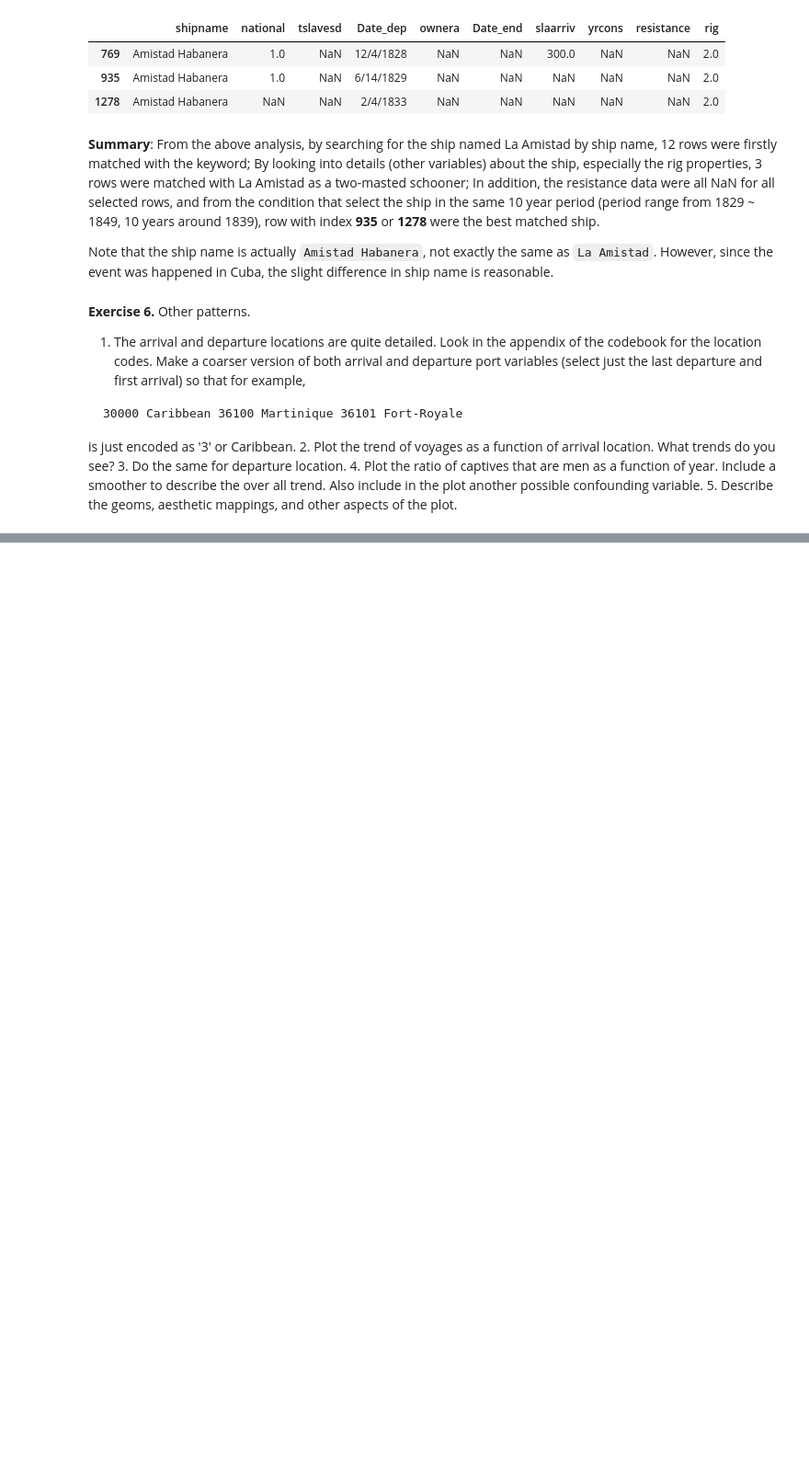
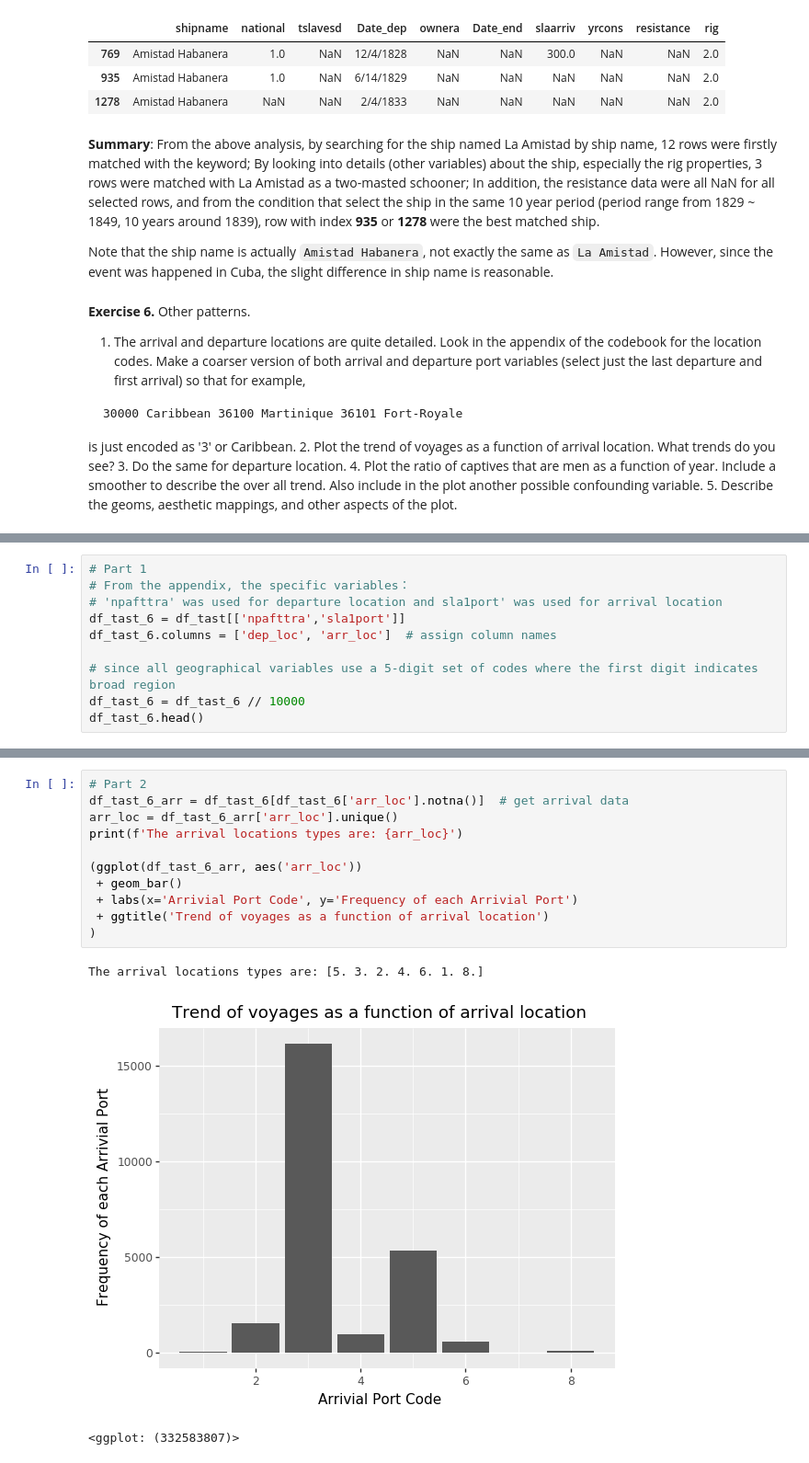
Before and after one commit to Chenghan-Sun/DS-Projects, a Jupyter notebook: 220_midterm/midterm.ipynb, the cells around one changed output, grey strips where cells are left out. Shown at 92% size. Cells and saved outputs as stored; diff of their text form; blank space fills up the shorter version.

Commit message:
update port and men ratio patterns inferences

```diff
--- a/220_midterm/midterm.ipynb
+++ b/220_midterm/midterm.ipynb
@@ -573,0 +566,10 @@ rigdf
+# %%
+# Part 1
+# From the appendix, the specific variables：
+# 'npafttra' was used for departure location and sla1port' was used for arrival location
+df_tast_6 = df_tast[['npafttra','sla1port']]
+df_tast_6.columns = ['dep_loc', 'arr_loc']  # assign column names
+
+# since all geographical variables use a 5-digit set of codes where the first digit indicates broad region
+df_tast_6 = df_tast_6 // 10000
+df_tast_6.head()
@@ -573,0 +583,15 @@ rigdf
+# %%
+# Part 2
+df_tast_6_arr = df_tast_6[df_tast_6['arr_loc'].notna()]  # get arrival data
+arr_loc = df_tast_6_arr['arr_loc'].unique()
+print(f'The arrival locations types are: {arr_loc}')
+
+(ggplot(df_tast_6_arr, aes('arr_loc'))
+ + geom_bar()
+ + labs(x='Arrivial Port Code', y='Frequency of each Arrivial Port')
+ + ggtitle('Trend of voyages as a function of arrival location')
+)
+# %% [output]
+The arrival locations types are: [5. 3. 2. 4. 6. 1. 8.]
+[figure, added]
+<ggplot: (332583807)>
```
Also changed, not shown: parts of 10 cells of this notebook.
